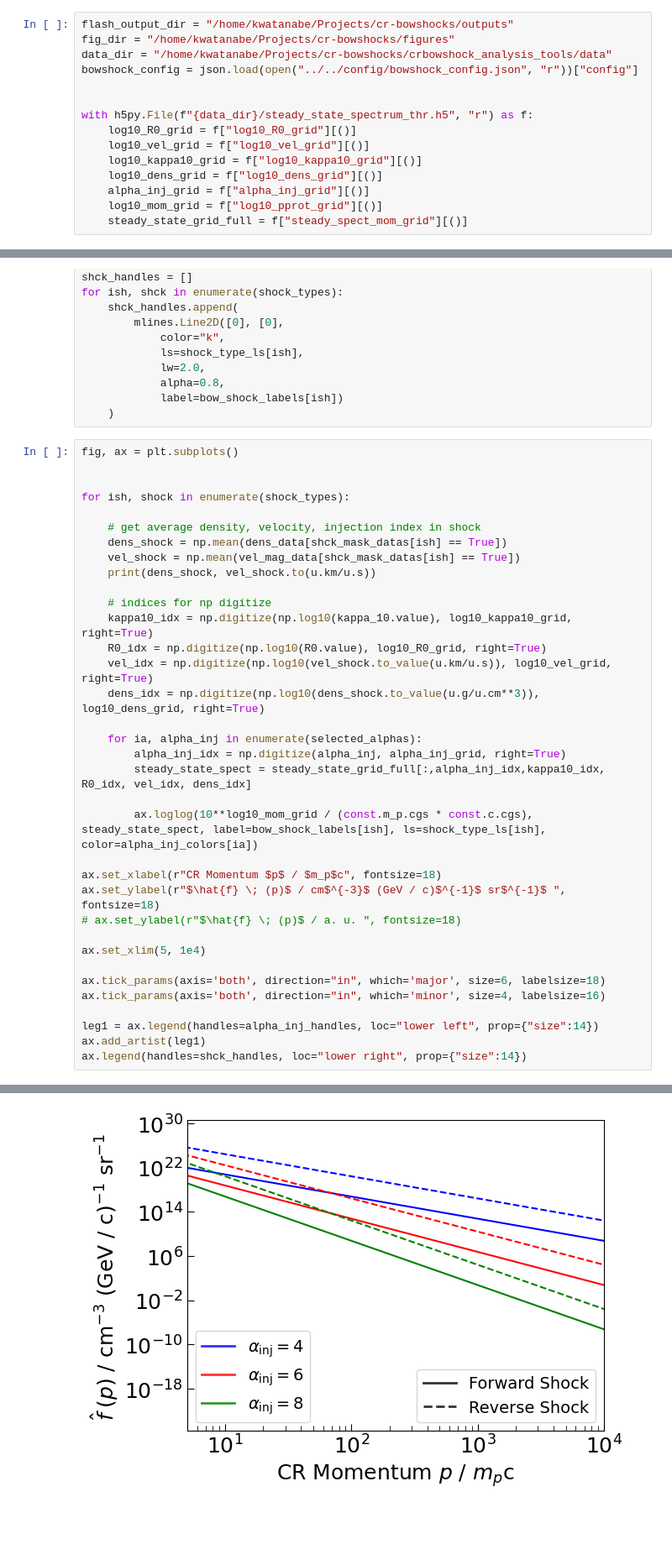
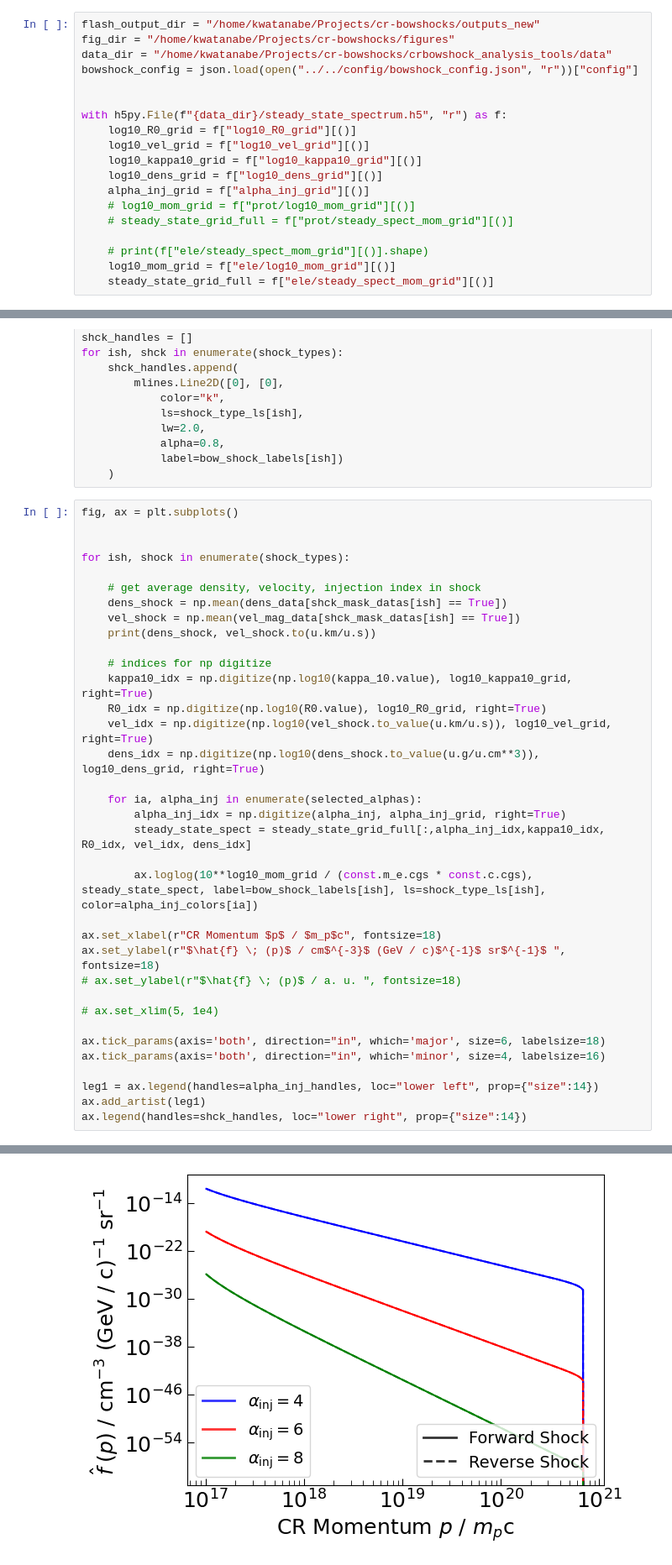
Before and after one commit to kwat0308/crbowshock_analysis_tools, a Jupyter notebook: calculate_CR_properties/3_plot_results/plot_steady_state_spectrum.ipynb, the cells around one changed output, grey strips where cells are left out. Shown: that part at 84% size. Cells and saved outputs as stored; diff of their text form; blank space fills up the shorter version.

Commit message:
initial update for steady state grid generation. will improve on this as scaling with electrons are orders lower

```diff
--- a/calculate_CR_properties/3_plot_results/plot_steady_state_spectrum.ipynb
+++ b/calculate_CR_properties/3_plot_results/plot_steady_state_spectrum.ipynb
@@ -16,20 +16,24 @@ from utils import get_shock_mask
 # %% [markdown]
 import steady state spectrum properties
 # %%
-flash_output_dir = "/home/kwatanabe/Projects/cr-bowshocks/outputs"
+flash_output_dir = "/home/kwatanabe/Projects/cr-bowshocks/outputs_new"
 fig_dir = "/home/kwatanabe/Projects/cr-bowshocks/figures"
 data_dir = "/home/kwatanabe/Projects/cr-bowshocks/crbowshock_analysis_tools/data"
 bowshock_config = json.load(open("../../config/bowshock_config.json", "r"))["config"]
 
 
-with h5py.File(f"{data_dir}/steady_state_spectrum_thr.h5", "r") as f:
+with h5py.File(f"{data_dir}/steady_state_spectrum.h5", "r") as f:
     log10_R0_grid = f["log10_R0_grid"][()]
     log10_vel_grid = f["log10_vel_grid"][()]
     log10_kappa10_grid = f["log10_kappa10_grid"][()]
     log10_dens_grid = f["log10_dens_grid"][()]
     alpha_inj_grid = f["alpha_inj_grid"][()]
-    log10_mom_grid = f["log10_pprot_grid"][()]
-    steady_state_grid_full = f["steady_spect_mom_grid"][()]
+    # log10_mom_grid = f["prot/log10_mom_grid"][()]
+    # steady_state_grid_full = f["prot/steady_spect_mom_grid"][()]
+
+    # print(f["ele/steady_spect_mom_grid"][()].shape)
+    log10_mom_grid = f["ele/log10_mom_grid"][()]
+    steady_state_grid_full = f["ele/steady_spect_mom_grid"][()]
 # %% [markdown]
 import bowshock data
 # %%
@@ -149,13 +153,13 @@ for ish, shock in enumerate(shock_types):
         alpha_inj_idx = np.digitize(alpha_inj, alpha_inj_grid, right=True)
         steady_state_spect = steady_state_grid_full[:,alpha_inj_idx,kappa10_idx, R0_idx, vel_idx, dens_idx]
 
-        ax.loglog(10**log10_mom_grid / (const.m_p.cgs * const.c.cgs), steady_state_spect, label=bow_shock_labels[ish], ls=shock_type_ls[ish], color=alpha_inj_colors[ia])
+        ax.loglog(10**log10_mom_grid / (const.m_e.cgs * const.c.cgs), steady_state_spect, label=bow_shock_labels[ish], ls=shock_type_ls[ish], color=alpha_inj_colors[ia])
 
 ax.set_xlabel(r"CR Momentum $p$ / $m_p$c", fontsize=18)
 ax.set_ylabel(r"$\hat{f} \; (p)$ / cm$^{-3}$ (GeV / c)$^{-1}$ sr$^{-1}$ ", fontsize=18)
 # ax.set_ylabel(r"$\hat{f} \; (p)$ / a. u. ", fontsize=18)
 
-ax.set_xlim(5, 1e4)
+# ax.set_xlim(5, 1e4)
 
 ax.tick_params(axis='both', direction="in", which='major', size=6, labelsize=18)
 ax.tick_params(axis='both', direction="in", which='minor', size=4, labelsize=16)
@@ -169,2 +173,2 @@ ax.legend(handles=shck_handles, loc="lower right", prop={"size":14})
 <matplotlib.legend.Legend at 0x...>
-[figure, old version]
+[figure, new version]
```
Also changed, not shown: parts of 3 cells of this notebook, 7 other files.
